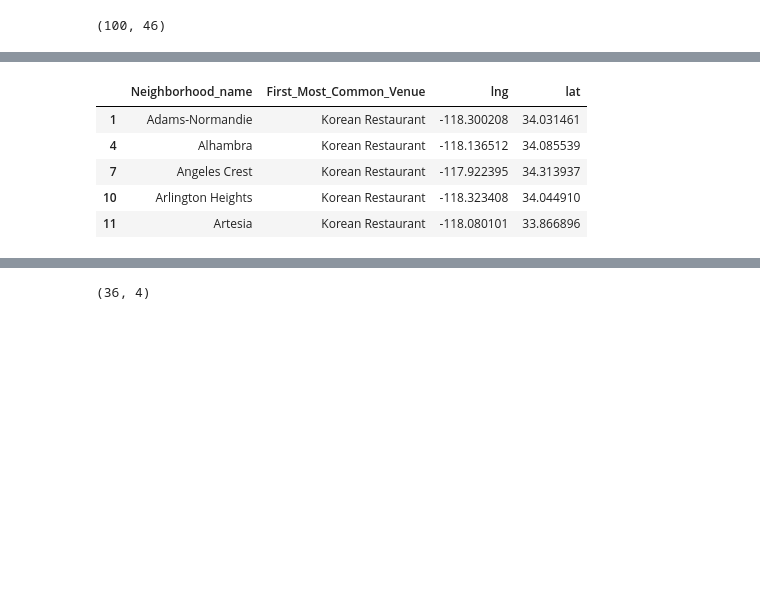
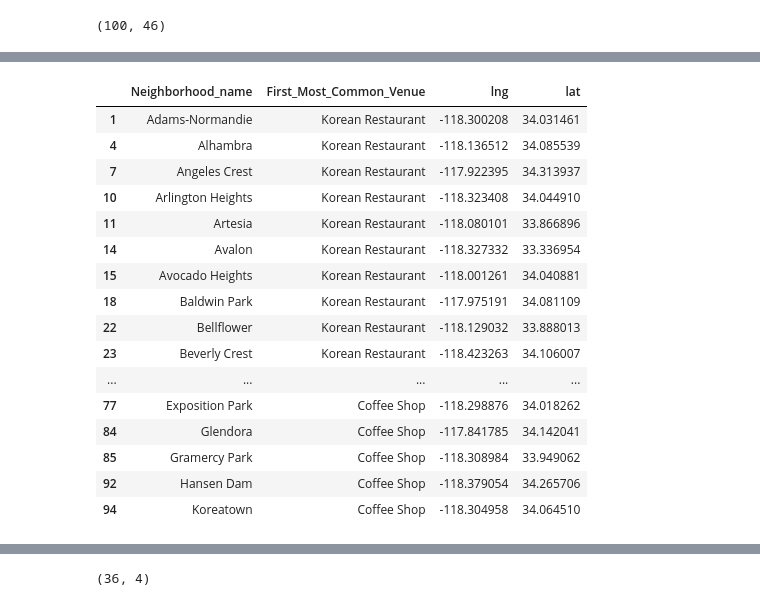
Before and after one commit to RobFaj/Capstone-DataScience, a Jupyter notebook: Battling LA Neighborhoods_Final Project.ipynb, the cells around one changed output, grey strips where cells are left out. Saved outputs shown, nothing was run; the diff lists cells and outputs as text; code cells hidden in the pictures; blank space fills up the shorter version.

```diff
--- a/Battling LA Neighborhoods_Final Project.ipynb
+++ b/Battling LA Neighborhoods_Final Project.ipynb
@@ -577,12 +581,23 @@ result_location.head()
 # %%
 #finalizing preparation of result_location dataset for mapping
 
 result_location_new = result_location[['Neighborhood_name', 'First_Most_Common_Venue', 'lng', 'lat']]
-result_location_new.head()
+result_location_new
 # %% [output]
 |  | Neighborhood_name | First_Most_Common_Venue | lng | lat |
 | 1 | Adams-Normandie | Korean Restaurant | -118.300208 | 34.031461 |
 | 4 | Alhambra | Korean Restaurant | -118.136512 | 34.085539 |
 | 7 | Angeles Crest | Korean Restaurant | -117.922395 | 34.313937 |
 | 10 | Arlington Heights | Korean Restaurant | -118.323408 | 34.044910 |
 | 11 | Artesia | Korean Restaurant | -118.080101 | 33.866896 |
+| 14 | Avalon | Korean Restaurant | -118.327332 | 33.336954 |
+| 15 | Avocado Heights | Korean Restaurant | -118.001261 | 34.040881 |
+| 18 | Baldwin Park | Korean Restaurant | -117.975191 | 34.081109 |
+| 22 | Bellflower | Korean Restaurant | -118.129032 | 33.888013 |
+| 23 | Beverly Crest | Korean Restaurant | -118.423263 | 34.106007 |
+| ... | ... | ... | ... | ... |
+| 77 | Exposition Park | Coffee Shop | -118.298876 | 34.018262 |
+| 84 | Glendora | Coffee Shop | -117.841785 | 34.142041 |
+| 85 | Gramercy Park | Coffee Shop | -118.308984 | 33.949062 |
+| 92 | Hansen Dam | Coffee Shop | -118.379054 | 34.265706 |
+| 94 | Koreatown | Coffee Shop | -118.304958 | 34.064510 |
```
Also changed, not shown: parts of 24 cells of this notebook.
